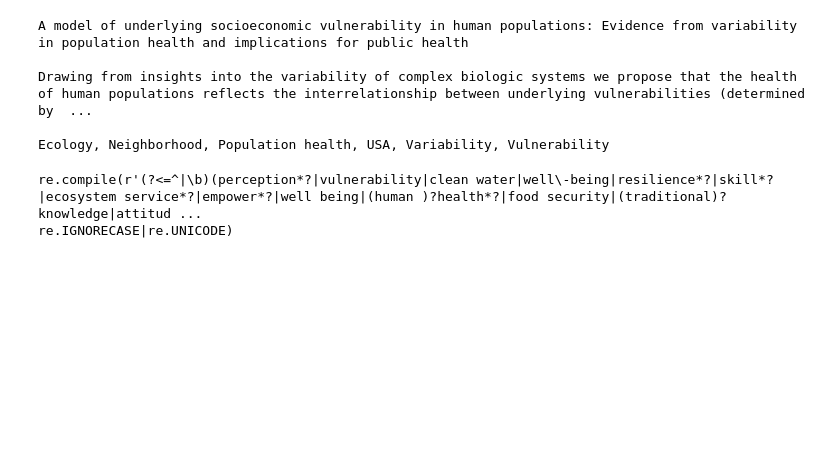
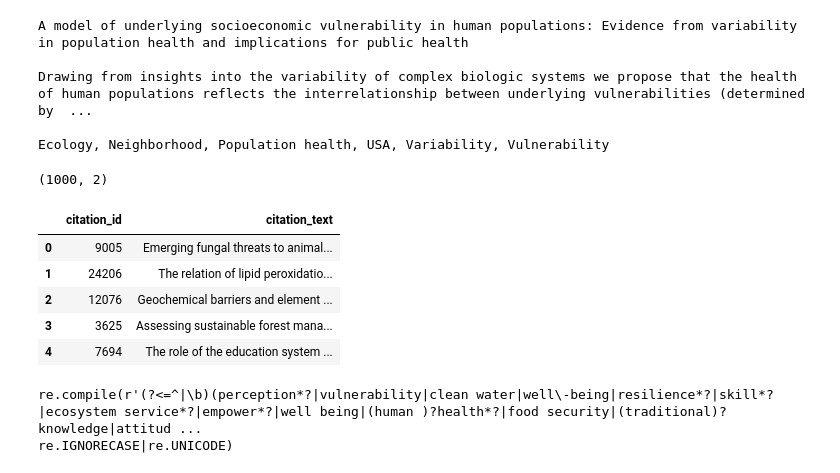
Before and after one commit to datakind/permanent-colandr-back, a Jupyter notebook: notebooks/scratchpad.ipynb, the cells around one changed output. Cells and saved outputs as stored; diff of their text form; code cells hidden in the pictures; blank space fills up the shorter version.

```diff
--- a/notebooks/scratchpad.ipynb
+++ b/notebooks/scratchpad.ipynb
@@ -57,6 +57,20 @@ A model of underlying socioeconomic vulnerability in human populations: Evidence
 Drawing from insights into the variability of complex biologic systems we propose that the health of human populations reflects the interrelationship between underlying vulnerabilities (determined by  ...
 
 Ecology, Neighborhood, Population health, USA, Variability, Vulnerability
+# %%
+results = citations_db.run_query(
+    cipy.db.queries.GET_CITATION_TEXTS_SAMPLE, {'project_id': project_id})
+df = pd.DataFrame(results)
+print(df.shape)
+df.head()
+# %% [output]
+(1000, 2)
+|  | citation_id | citation_text |
+| 0 | 9005 | Emerging fungal threats to animal... |
+| 1 | 24206 | The relation of lipid peroxidatio... |
+| 2 | 12076 | Geochemical barriers and element ... |
+| 3 | 3625 | Assessing sustainable forest mana... |
+| 4 | 7694 | The role of the education system ... |
 # %%
 keyterms = {'intervention': {'conservation', 'conserve', 'conservancy',
                              'protect*', 'management', 'awareness', 'law*',
```
Also changed, not shown: parts of 1 cell of this notebook, 15 other files.
